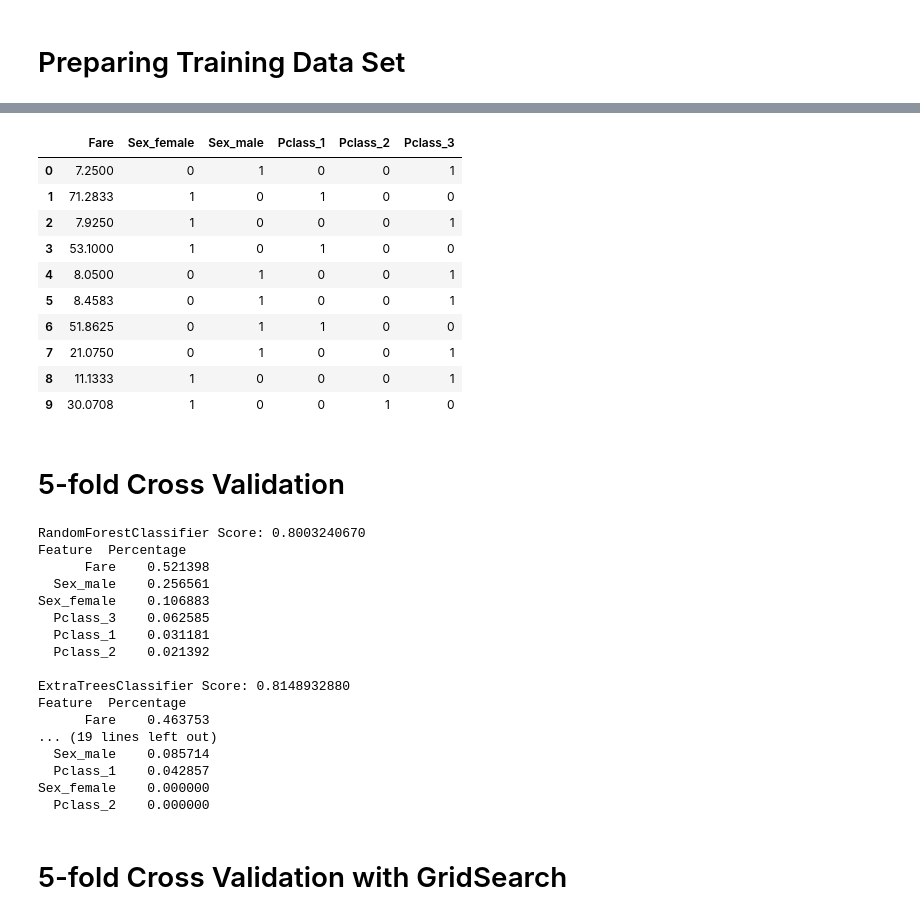
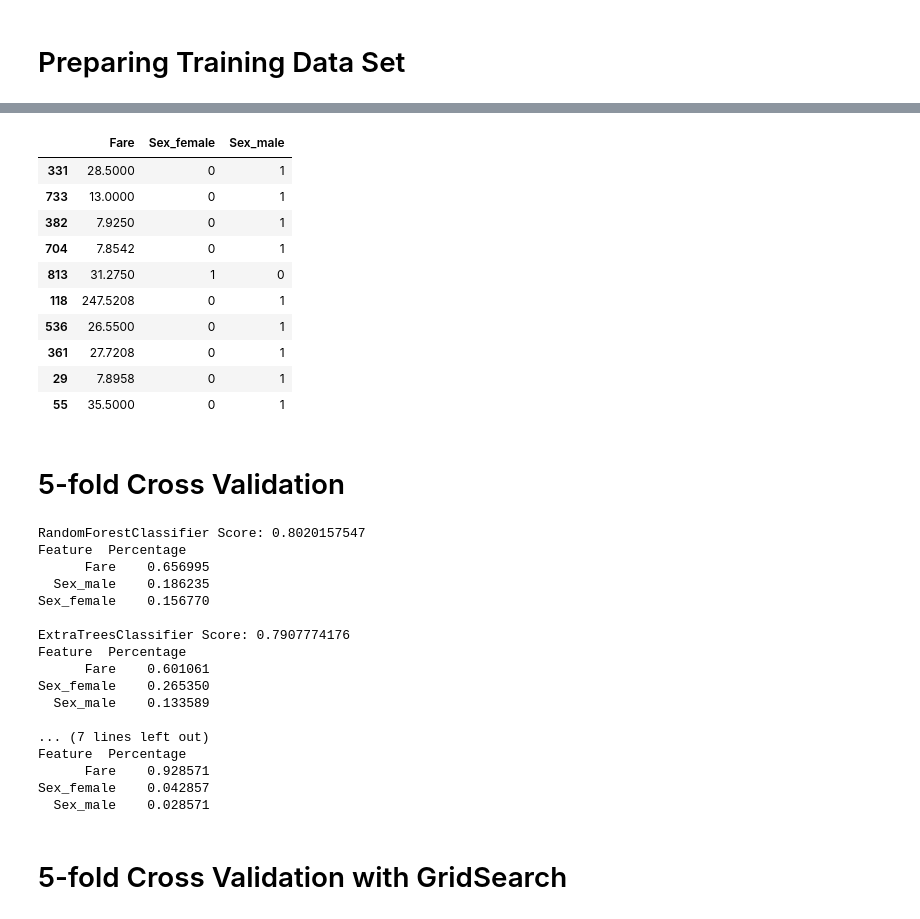
Before and after one commit to itudoben/kaggle-titanic, a Jupyter notebook: src/notebooks/titanic_dataset_survival.ipynb, the cells around one changed output, grey strips where cells are left out. Cells and saved outputs as stored; diff of their text form; code cells hidden in the pictures.

```diff
--- a/src/notebooks/titanic_dataset_survival.ipynb
+++ b/src/notebooks/titanic_dataset_survival.ipynb
@@ -28,3 +28,3 @@ print(os.listdir(base_path_data))
 # %%
-df_raw = pd.read_csv(base_path_data + '/train.csv', sep=",", header=0, encoding='utf-8')
-df_test_raw = pd.read_csv(base_path_data + '/test.csv', sep=",", header=0, encoding='utf-8')
+df = pd.read_csv(base_path_data + '/train.csv', sep=",", header=0, encoding='utf-8')
+df.shape
@@ -30,0 +33,7 @@ df_test_raw = pd.read_csv(base_path_data + '/test.csv', sep=",", header=0, encod
+# %%
+from sklearn.model_selection import train_test_split
+
+# Divide into training and cross-validation datasets.
+X_train, X_test, y_train, y_test = train_test_split(df, df.loc[:, 'Survived'], test_size=0.2, random_state=42)
+print(X_train.shape, y_train.shape)
+print(X_test.shape, y_test.shape)
@@ -160,38 +198,38 @@ df_tmp.describe()
 | max | 891.000000 | 1.000000 | 80.000000 | 8.000000 | 6.000000 | 512.329200 | 1.000000 | 1.000000 | 1.000000 | 1.000000 | ... |
 # %%
 def create_X(df_raw, use_one_hot=False):
-    features_clf = 'Pclass,Sex,Fare'.split(',')
+    features_clf = 'Sex,Fare'.split(',')
     X = df_raw.loc[:, features_clf]
 
     if use_one_hot:
         # Features to one-hot encode.
-        features_to_encode = ['Sex', 'Pclass']
+        features_to_encode = ['Sex']
 
         # Use one-hot encoding for categorical data.
         X = pd.get_dummies(X, columns=features_to_encode)
     else:
         # Add Sex as number.
         sex_to_number = lambda x: 1 if x == 'male' else 0
         X['Sex'] = df_raw.loc[:, 'Sex'].apply(sex_to_number)
 
     return X
 
 # Prepare the data sets.
-X = create_X(df_raw, use_one_hot=True)
-Y = df_raw.loc[:, 'Survived']
+X = create_X(X_train, use_one_hot=True)
+Y = X_train.loc[:, 'Survived']
 X.iloc[:10,:]
 # %% [output]
-|  | Fare | Sex_female | Sex_male | Pclass_1 | Pclass_2 | Pclass_3 |
-| 0 | 7.2500 | 0 | 1 | 0 | 0 | 1 |
-| 1 | 71.2833 | 1 | 0 | 1 | 0 | 0 |
-| 2 | 7.9250 | 1 | 0 | 0 | 0 | 1 |
-| 3 | 53.1000 | 1 | 0 | 1 | 0 | 0 |
-| 4 | 8.0500 | 0 | 1 | 0 | 0 | 1 |
-| 5 | 8.4583 | 0 | 1 | 0 | 0 | 1 |
-| 6 | 51.8625 | 0 | 1 | 1 | 0 | 0 |
-| 7 | 21.0750 | 0 | 1 | 0 | 0 | 1 |
-| 8 | 11.1333 | 1 | 0 | 0 | 0 | 1 |
-| 9 | 30.0708 | 1 | 0 | 0 | 1 | 0 |
+|  | Fare | Sex_female | Sex_male |
+| 331 | 28.5000 | 0 | 1 |
+| 733 | 13.0000 | 0 | 1 |
+| 382 | 7.9250 | 0 | 1 |
+| 704 | 7.8542 | 0 | 1 |
+| 813 | 31.2750 | 1 | 0 |
+| 118 | 247.5208 | 0 | 1 |
+| 536 | 26.5500 | 0 | 1 |
+| 361 | 27.7208 | 0 | 1 |
+| 29 | 7.8958 | 0 | 1 |
+| 55 | 35.5000 | 0 | 1 |
 # %% [markdown]
 # 5-fold Cross Validation
 # %%
@@ -231,24 +269,26 @@ cross_val_score_do('DecisionTreeClassifier', clf_dtc, X, Y, 5)
 
 clf_gbc = GradientBoostingClassifier(n_estimators=70, learning_rate=0.5, max_depth=1, random_state=0)
 cross_val_score_do('GradientBoostingClassifier', clf_gbc, X, Y, 5)
+
+# SGDClassifier(max_iter=5)
 # %% [output]
-RandomForestClassifier Score: 0.8003240670
+RandomForestClassifier Score: 0.8020157547
 Feature  Percentage
-      Fare    0.521398
-  Sex_male    0.256561
-Sex_female    0.106883
-  Pclass_3    0.062585
-  Pclass_1    0.031181
-  Pclass_2    0.021392
+      Fare    0.656995
+  Sex_male    0.186235
+Sex_female    0.156770
 
-ExtraTreesClassifier Score: 0.8148932880
+ExtraTreesClassifier Score: 0.7907774176
 Feature  Percentage
-      Fare    0.463753
-... (19 lines left out)
-  Sex_male    0.085714
-  Pclass_1    0.042857
-Sex_female    0.000000
-  Pclass_2    0.000000
+      Fare    0.601061
+Sex_female    0.265350
+  Sex_male    0.133589
+
+... (7 lines left out)
+Feature  Percentage
+      Fare    0.928571
+Sex_female    0.042857
+  Sex_male    0.028571
 # %% [markdown]
 # 5-fold Cross Validation with GridSearch
 # %%
```
Also changed, not shown: parts of 37 cells of this notebook.
